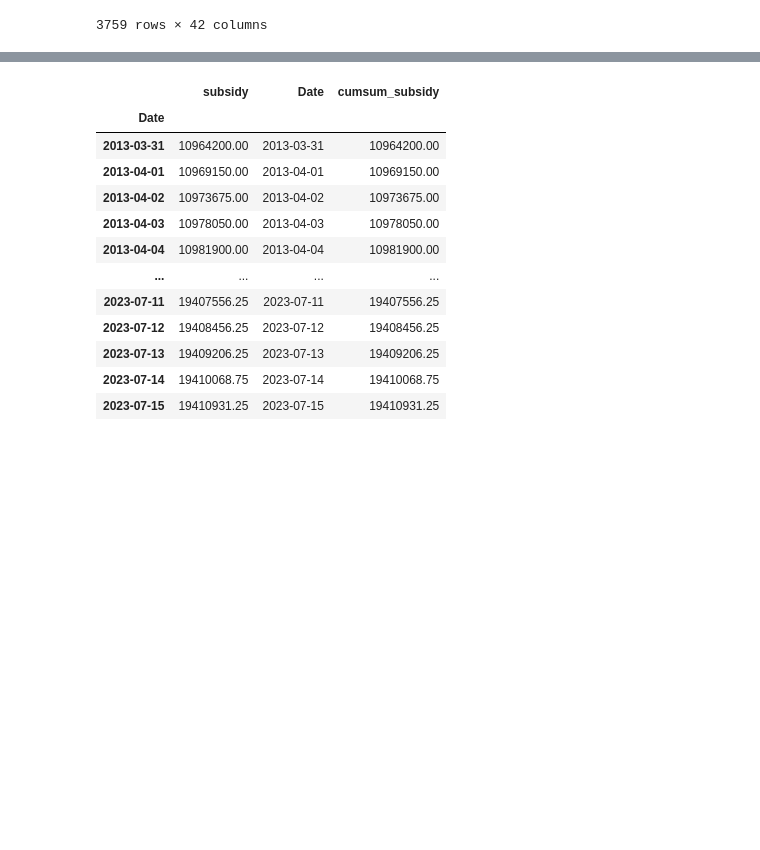
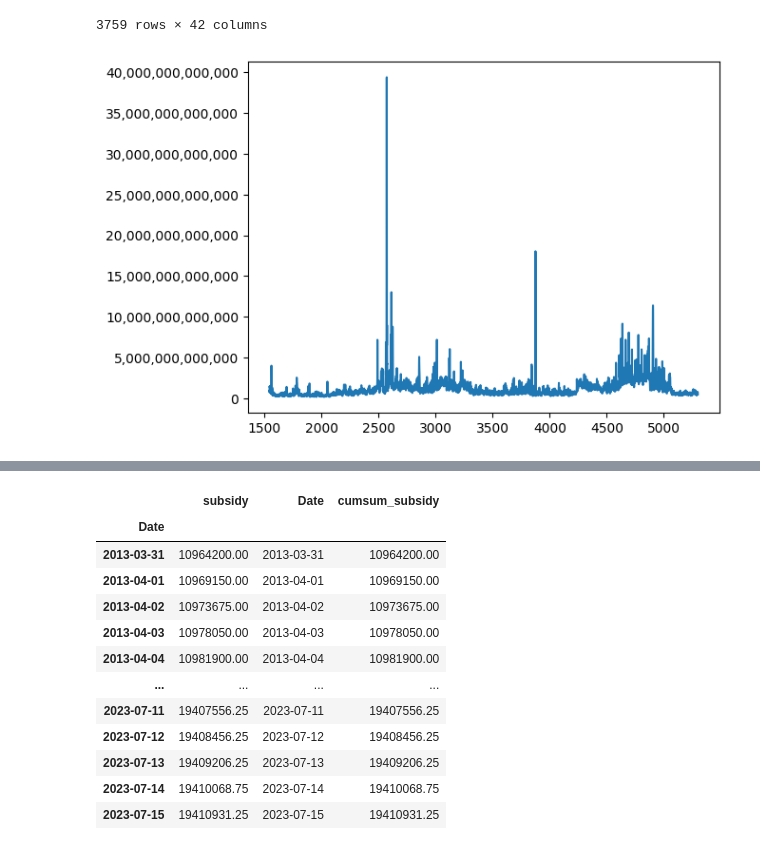
Before and after one commit to Moises-mfg/Analise-exploratoria-blockchain-Bitcoin, a Jupyter notebook: svar_bitcoin.ipynb, the cells around one changed output, grey strips where cells are left out. Saved outputs shown, nothing was run; the diff lists cells and outputs as text; code cells hidden in the pictures; blank space fills up the shorter version.

```diff
--- a/svar_bitcoin.ipynb
+++ b/svar_bitcoin.ipynb
@@ -76,4 +77,11 @@ df_blockstats_daily_mean
 | 5299 | 2023-07-14 | 649.500 | 6131.572464 | 15.963768 | 574.492754 | 798650.500000 | 7000.710145 | 5.951649e+05 | 711.695652 | 69613.471014 | ... |
 | 5300 | 2023-07-15 | 787.500 | 4607.434783 | 11.659420 | 609.681159 | 798788.500000 | 6591.826087 | 4.411852e+05 | 705.847826 | 71398.572464 | ... |
 3759 rows × 42 columns
+# %%
+df_blockstats_daily_mean["total_out"].plot()
+ax = plt.gca()
+ax.get_yaxis().set_major_formatter(plt.FuncFormatter(lambda x, loc: "{:,}".format(int(x))))
+plt.show()
+# %% [output]
+[figure, added]
 # %%
```
Also changed, not shown: parts of 8 cells of this notebook, 3 other files.
